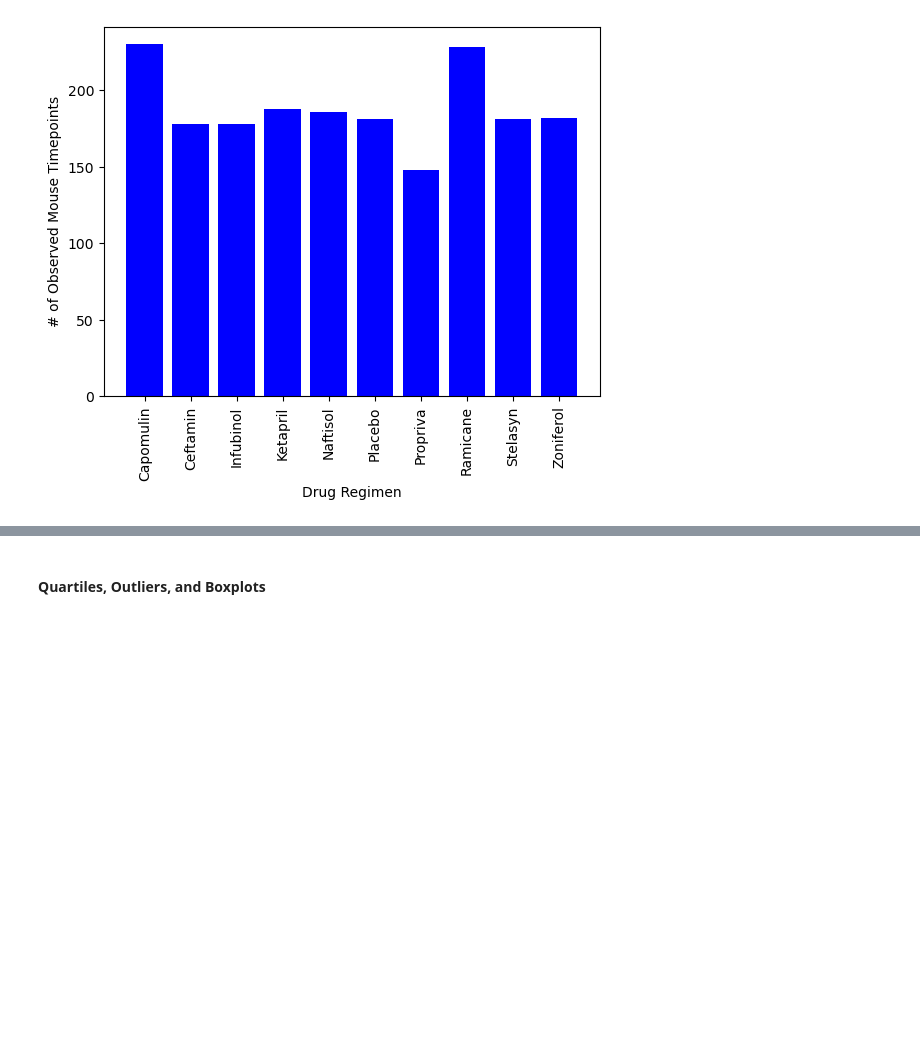
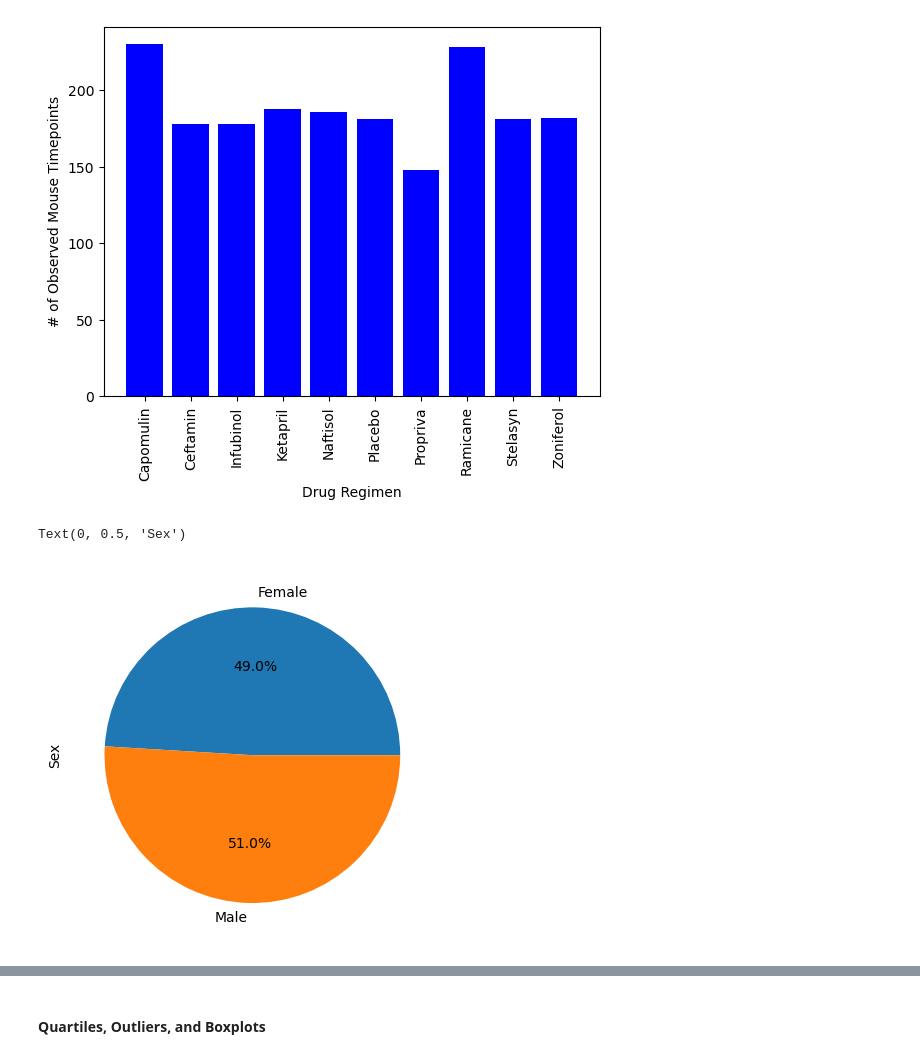
Before and after one commit to sallyca530/Matplotlib-Challenge, a Jupyter notebook: Pymaceuticals/main_py/mainPymaceuticals.ipynb, the cells around one changed output, grey strips where cells are left out. Drawn from its saved outputs; the diff is of its cells as text; code cells hidden in the pictures; blank space fills up the shorter version.

Commit message:
pies plots

```diff
--- a/Pymaceuticals/main_py/mainPymaceuticals.ipynb
+++ b/Pymaceuticals/main_py/mainPymaceuticals.ipynb
@@ -218,4 +221,9 @@ plt.xticks(rotation="vertical")
 # %%
 # Generate a pie plot showing the distribution of female versus male mice using Pandas
+cl_mouse_df.groupby(["Sex"])["Mouse ID"].count().plot.pie(y=["Sex"], label="",autopct="%1.1f%%")
+plt.ylabel("Sex")
+# %% [output]
+Text(0, 0.5, 'Sex')
+[figure, added]
 # %%
 # Generate a pie plot showing the distribution of female versus male mice using pyplot
```
Also changed, not shown: parts of 3 cells of this notebook.
